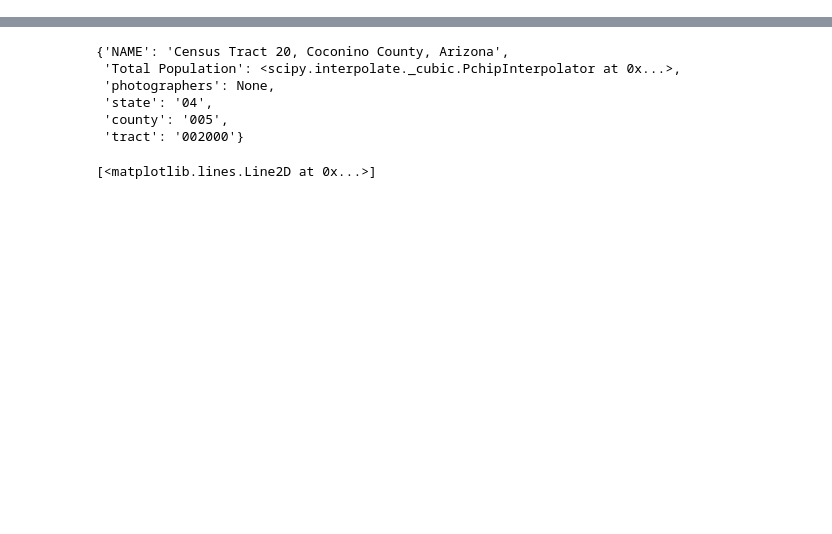
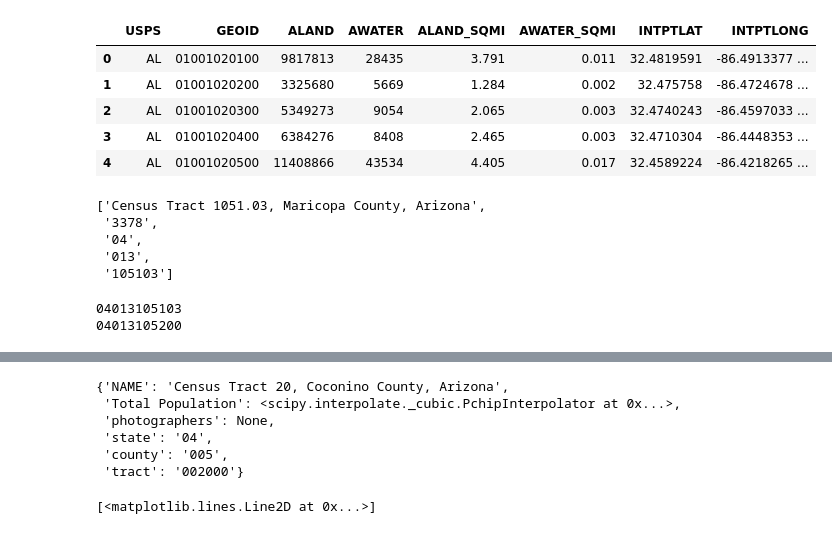
Before and after one commit to ericjm24/fuzzy-fortnight-project, a Jupyter notebook: census/Untitled.ipynb, the cells around one changed output, grey strips where cells are left out. Saved outputs shown, nothing was run; the diff lists cells and outputs as text; code cells hidden in the pictures; blank space fills up the shorter version.

```diff
--- a/census/Untitled.ipynb
+++ b/census/Untitled.ipynb
@@ -7,3 +10,12 @@ import matplotlib.pyplot as plt
+# %%
+tracts.get_group("AL").head()
+# %% [output]
+|  | USPS | GEOID | ALAND | AWATER | ALAND_SQMI | AWATER_SQMI | INTPTLAT | INTPTLONG |
+| 0 | AL | 01001020100 | 9817813 | 28435 | 3.791 | 0.011 | 32.4819591 | -86.4913377 ... |
+| 1 | AL | 01001020200 | 3325680 | 5669 | 1.284 | 0.002 | 32.475758 | -86.4724678 ... |
+| 2 | AL | 01001020300 | 5349273 | 9054 | 2.065 | 0.003 | 32.4740243 | -86.4597033 ... |
+| 3 | AL | 01001020400 | 6384276 | 8408 | 2.465 | 0.003 | 32.4710304 | -86.4448353 ... |
+| 4 | AL | 01001020500 | 11408866 | 43534 | 4.405 | 0.017 | 32.4589224 | -86.4218265 ... |
 # %%
 cn = censusScrape.census("e65848a4151cc08c06a88a2aee66683367563a1e")
 # %%
@@ -10,0 +25,14 @@ x = np.linspace(2010, 2018, num=100)
+# %%
+dat[1]
+# %% [output]
+['Census Tract 1051.03, Maricopa County, Arizona',
+ '3378',
+ '04',
+ '013',
+ '105103']
+# %%
+for item in dat[1:3]:
+    print(''.join(item[2:5]))
+# %% [output]
+04013105103
+04013105200
```
Also changed, not shown: parts of 8 cells of this notebook, 8 other files.
